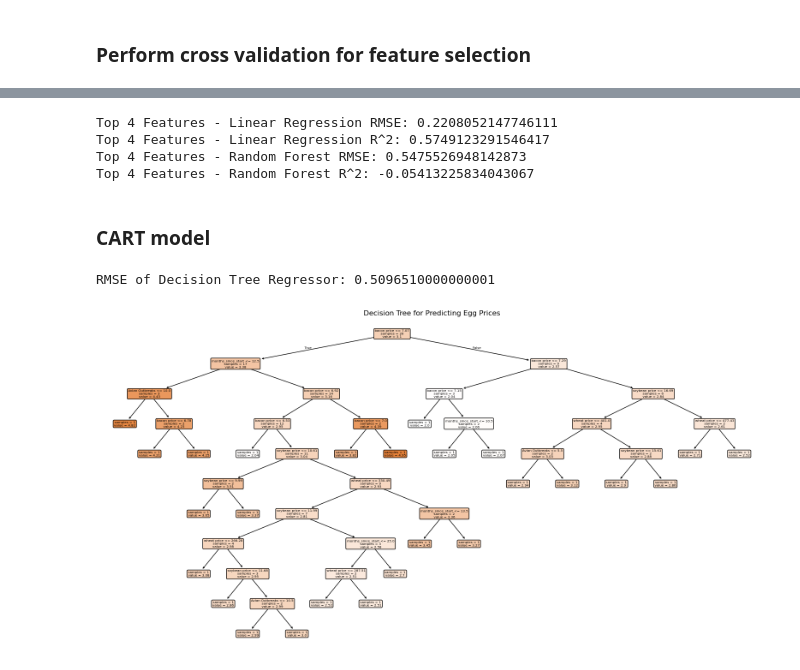
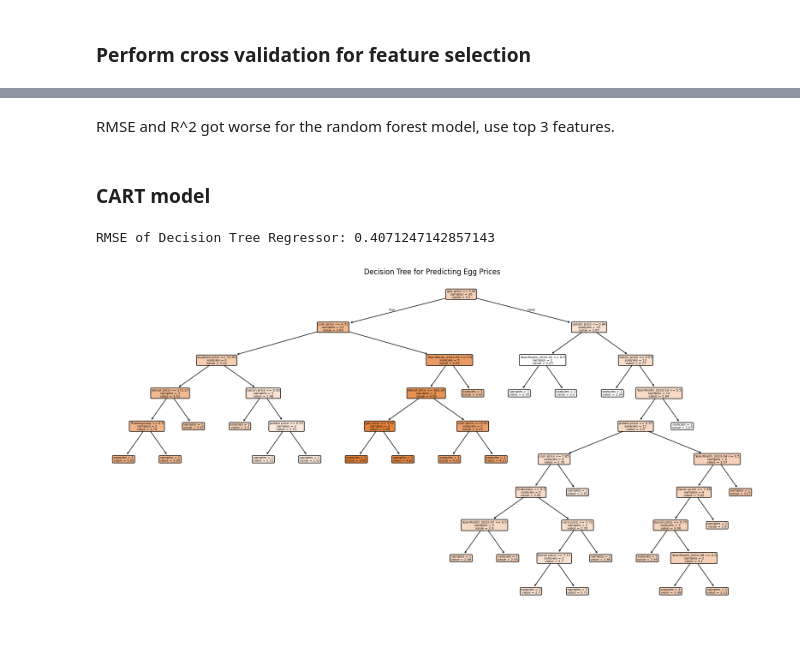
Before and after one commit to xeniachen-01/142a-eggs, a Jupyter notebook: project.ipynb, the cells around one changed output, grey strips where cells are left out. Cells and saved outputs as stored; diff of their text form; code cells hidden in the pictures; blank space fills up the shorter version.

Commit message:
updted the project ipynb file to fix some models

```diff
--- a/project.ipynb
+++ b/project.ipynb
@@ -54,0 +14,17 @@ df
+# %%
+X = pd.read_csv("X.csv")
+y = pd.read_csv("y.csv")
+df = pd.read_csv("df.csv")
+df.iloc[0]
+type(df.iloc[0, 0])
+
+# convert Year-Month column to datetime
+df["Year-Month"] = pd.to_datetime(df["Year-Month"])
+type(df.iloc[0,0])
+
+# convert Year-Month column to int
+df["Year-Month"] = pd.to_numeric(df["Year-Month"])
+type(df.iloc[0,0])
+
+X_encoded = pd.get_dummies(X, drop_first=False)
+X_encoded
@@ -204,10 +241,8 @@ pipeline = Pipeline(steps=[
     ('model', RandomForestRegressor(random_state=42))
 ])
 
-# X = X.drop(columns=["Year-Month"])
-
 # Perform cross-validation
-cv_scores = cross_val_score(pipeline, X, y, cv=5, scoring='neg_mean_squared_error')
+cv_scores = cross_val_score(pipeline, X_encoded, y, cv=5, scoring='neg_mean_squared_error')
 # Convert negative MSE to RMSE
 rmse_scores = (-cv_scores) ** 0.5
 # Print the RMSE scores for each fold
@@ -216,9 +251,9 @@ print("Cross-Validation RMSE Scores:", rmse_scores)
 print("Mean Cross-Validation RMSE:", rmse_scores.mean())
 # Feature importance from Random Forest model
 rf_model = RandomForestRegressor(random_state=42)
-rf_model.fit(X, y)
+rf_model.fit(X_encoded, y)
 importances = rf_model.feature_importances_
-feature_names = X.columns
+feature_names = X_encoded.columns
 importances_df = pd.DataFrame({'Feature': feature_names, 'Importance': importances})
 importances_df = importances_df.sort_values(by='Importance', ascending=False)
 importances_df.head(10)
@@ -396,34 +333,5 @@ NameError: name 'X_all' is not defined
-# %%
-# Train with top 4 features and one hot encoded year-month
-X_top4 = X_all.drop(columns=["Avian Outbreaks", "egg_hols", "Thanksgiving", "Passover/Easter"])
-y_top4 = df['Price']
-# Split the data into training and testing sets
-X_train_top4, X_test_top4, y_train_top4, y_test_top4 = train_test_split(X_top4, y_top4, test_size=0.2, random_state=42)
-# Train a Linear Regression model
-lr_model_top4 = LinearRegression()
-lr_model_top4.fit(X_train_top4, y_train_top4)
-# Train a Random Forest Regressor
-rf_model_top4 = RandomForestRegressor(random_state=42)
-rf_model_top4.fit(X_train_top4, y_train_top4)
-# Evaluate the models
-y_lr_top4 = lr_model_top4.predict(X_test_top4)
-y_rf_top4 = rf_model_top4.predict(X_test_top4)
-# Calculate RMSE and R^2 for Linear Regression
-lr_rmse_top4 = mean_squared_error(y_test_top4, y_lr_top4)
-lr_r2_top4 = r2_score(y_test_top4, y_lr_top4)
-# Calculate RMSE and R^2 for Random Forest Regressor
-rf_rmse_top4 = mean_squared_error(y_test_top4, y_rf_top4)
-rf_r2_top4 = r2_score(y_test_top4, y_rf_top4)
-# Print the evaluation metrics for top 4 features
-print("Top 4 Features - Linear Regression RMSE:", lr_rmse_top4)
-print("Top 4 Features - Linear Regression R^2:", lr_r2_top4)
-print("Top 4 Features - Random Forest RMSE:", rf_rmse_top4)
-print("Top 4 Features - Random Forest R^2:", rf_r2_top4)
-# %% [output]
-Top 4 Features - Linear Regression RMSE: 0.2208052147746111
-Top 4 Features - Linear Regression R^2: 0.5749123291546417
-Top 4 Features - Random Forest RMSE: 0.5475526948142873
-Top 4 Features - Random Forest R^2: -0.05413225834043067
+# %% [markdown]
+RMSE and R^2 got worse for the random forest model, use top 3 features.
 # %% [markdown]
 ### CART model
 # %%
@@ -434,7 +342,7 @@ from sklearn.tree import DecisionTreeRegressor, plot_tree
 from sklearn.metrics import mean_squared_error
 import matplotlib.pyplot as plt
 
-x_train, x_test, y_train, y_test = train_test_split(X, y, test_size=0.2, random_state=42)
+x_train, x_test, y_train, y_test = train_test_split(X_encoded, y, test_size=0.2, random_state=42)
 
 tree_model = DecisionTreeRegressor(random_state=42)
 tree_model.fit(x_train, y_train)
@@ -443,11 +351,11 @@ y_pred_tree = tree_model.predict(x_test)
 rmse = mean_squared_error(y_test, y_pred_tree)
 print("RMSE of Decision Tree Regressor:", rmse)
 # %% [output]
-RMSE of Decision Tree Regressor: 0.5096510000000001
+RMSE of Decision Tree Regressor: 0.4071247142857143
 # %%
 plt.figure(figsize=(20, 10))
-plot_tree(tree_model, feature_names=X.columns, filled=True, rounded = True, impurity = False, proportion = False, precision = 2)
+plot_tree(tree_model, feature_names=X_encoded.columns, filled=True, rounded = True, impurity = False, proportion = False, precision = 2)
 plt.title('Decision Tree for Predicting Egg Prices')
 plt.show()
 # %% [output]
-[figure, old version]
+[figure, new version]
```
Also changed, not shown: parts of 17 cells of this notebook, 2 other files.
